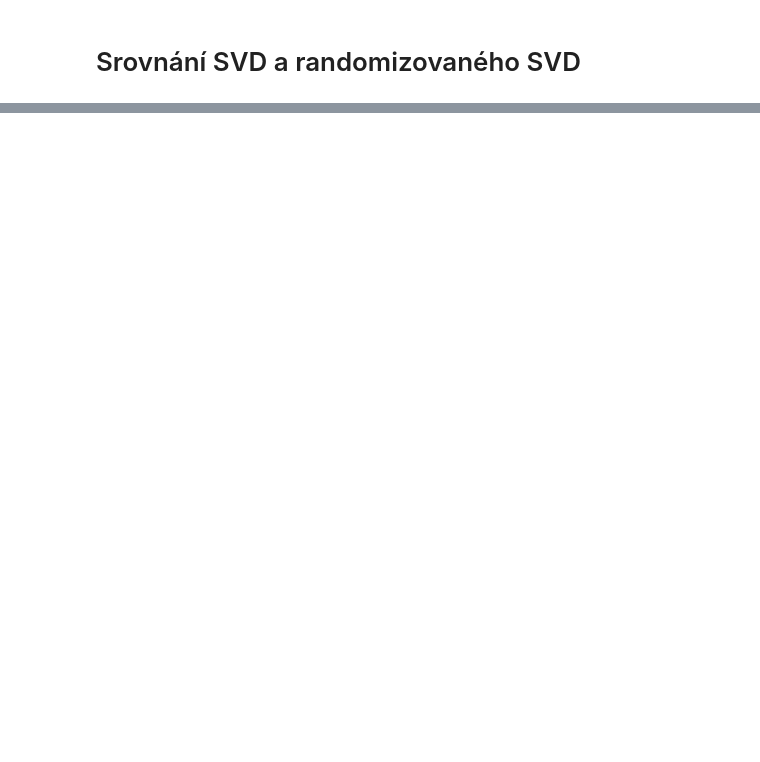
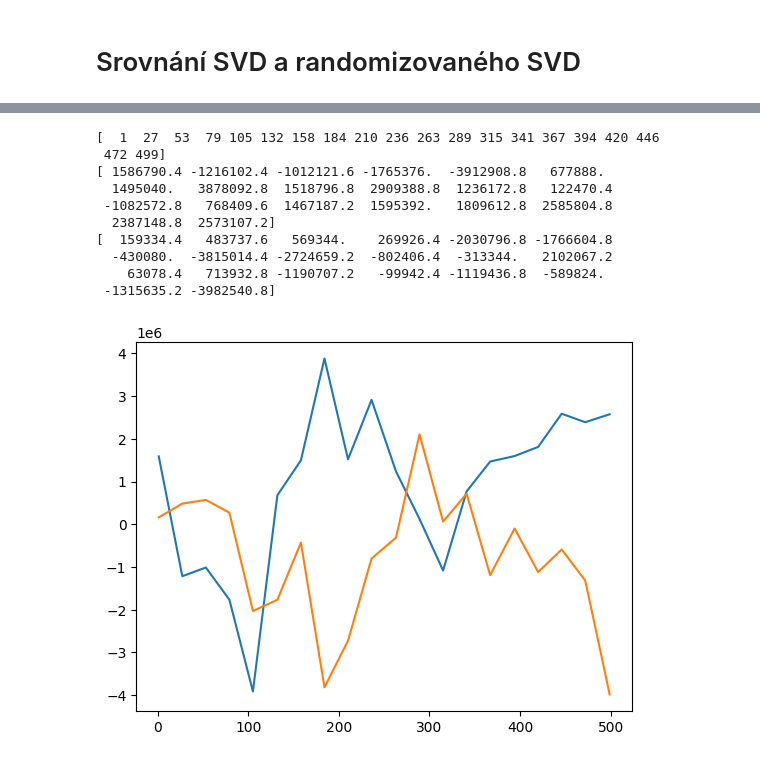
Before and after one commit to OndrejKucera77/numlingebra2, a Jupyter notebook: kod.ipynb, the cells around one changed output, grey strips where cells are left out. Saved outputs shown, nothing was run; the diff lists cells and outputs as text; code cells hidden in the pictures; blank space fills up the shorter version.

```diff
--- a/kod.ipynb
+++ b/kod.ipynb
@@ -58,0 +80,53 @@ k=496: 67.08040369070784 83.5284 %:
+# %%
+def current_memory():
+    process = psutil.Process(os.getpid())
+    return process.memory_info().rss
+
+
+def measure_memory(M):
+    n_min = min(M.shape)
+    x = np.linspace(1, n_min-1, 20, dtype=int)
+    y_arp = np.zeros(20)
+    y_ran = np.zeros(20)
+    repeat_times = 10
+
+    for _ in range(repeat_times):
+        for i, k in enumerate(x):
+            svd = TruncatedSVD(n_components=k, algorithm="arpack")
+            rsvd = TruncatedSVD(n_components=k, algorithm="randomized")
+
+            mem_before = current_memory()
+            svd.fit(M)
+            mem_after = current_memory()
+            y_arp[i] += mem_after - mem_before
+
+            mem_before = current_memory()
+            rsvd.fit(M)
+            mem_after = current_memory()
+            y_ran[i] += mem_after - mem_before
+
+    y_arp /= repeat_times
+    y_ran /= repeat_times
+
+    return x, y_arp, y_ran
+# %%
+x, y_arp, y_ran = measure_memory(M)
+print(x)
+print(y_arp)
+print(y_ran)
+
+fig, ax = plt.subplots()
+ax.plot(x, y_arp, x, y_ran)
+plt.show()
+# %% [output]
+[  1  27  53  79 105 132 158 184 210 236 263 289 315 341 367 394 420 446
+ 472 499]
+[ 1586790.4 -1216102.4 -1012121.6 -1765376.  -3912908.8   677888.
+  1495040.   3878092.8  1518796.8  2909388.8  1236172.8   122470.4
+ -1082572.8   768409.6  1467187.2  1595392.   1809612.8  2585804.8
+  2387148.8  2573107.2]
+[  159334.4   483737.6   569344.    269926.4 -2030796.8 -1766604.8
+  -430080.  -3815014.4 -2724659.2  -802406.4  -313344.   2102067.2
+    63078.4   713932.8 -1190707.2   -99942.4 -1119436.8  -589824.
+ -1315635.2 -3982540.8]
+[figure, added]
```
Also changed, not shown: parts of 14 cells of this notebook.
